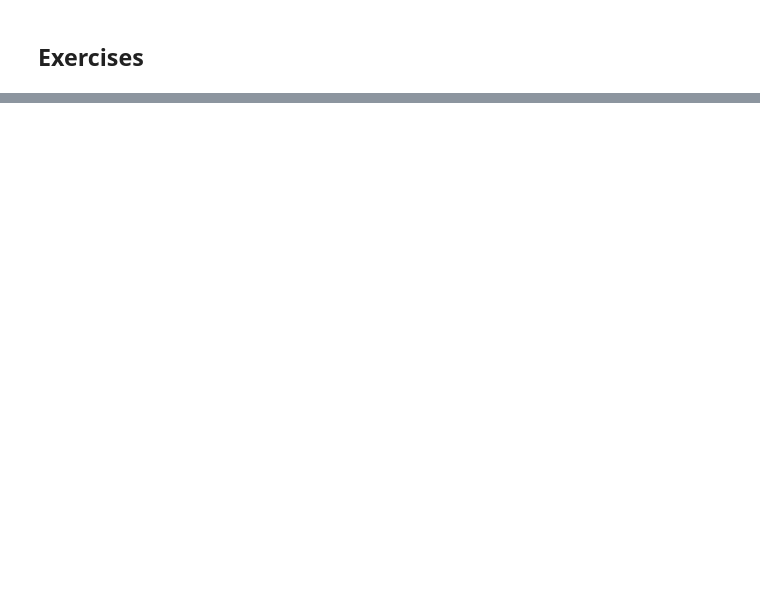
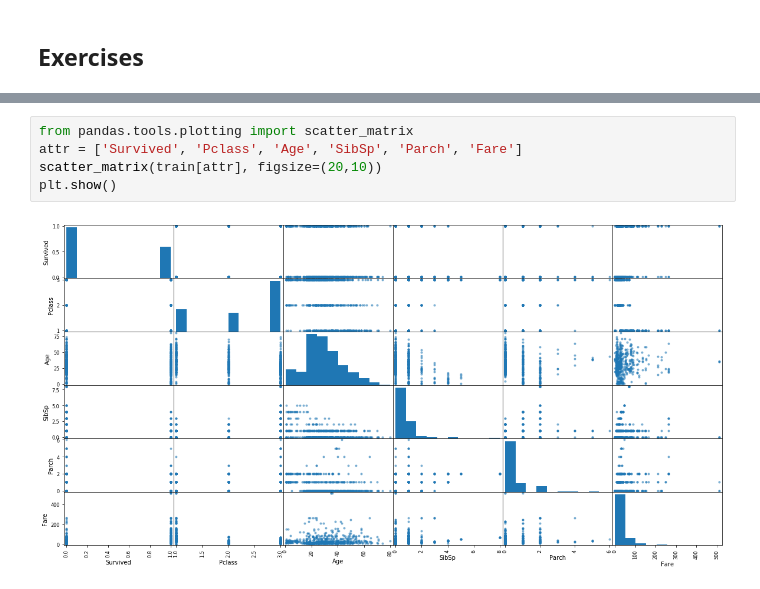
Before and after one commit to cuent/data-science-path, a Jupyter notebook: 3. Classification.ipynb, the cells around one changed output, grey strips where cells are left out. Cells and saved outputs as stored; diff of their text form; blank space fills up the shorter version.

```diff
--- a/3. Classification.ipynb
+++ b/3. Classification.ipynb
@@ -438,0 +475,7 @@ plt.show()
+# %%
+from pandas.tools.plotting import scatter_matrix
+attr = ['Survived', 'Pclass', 'Age', 'SibSp', 'Parch', 'Fare']
+scatter_matrix(train[attr], figsize=(20,10))
+plt.show()
+# %% [output]
+[figure, added]
```
Also changed, not shown: parts of 37 cells of this notebook, 2 other files.
